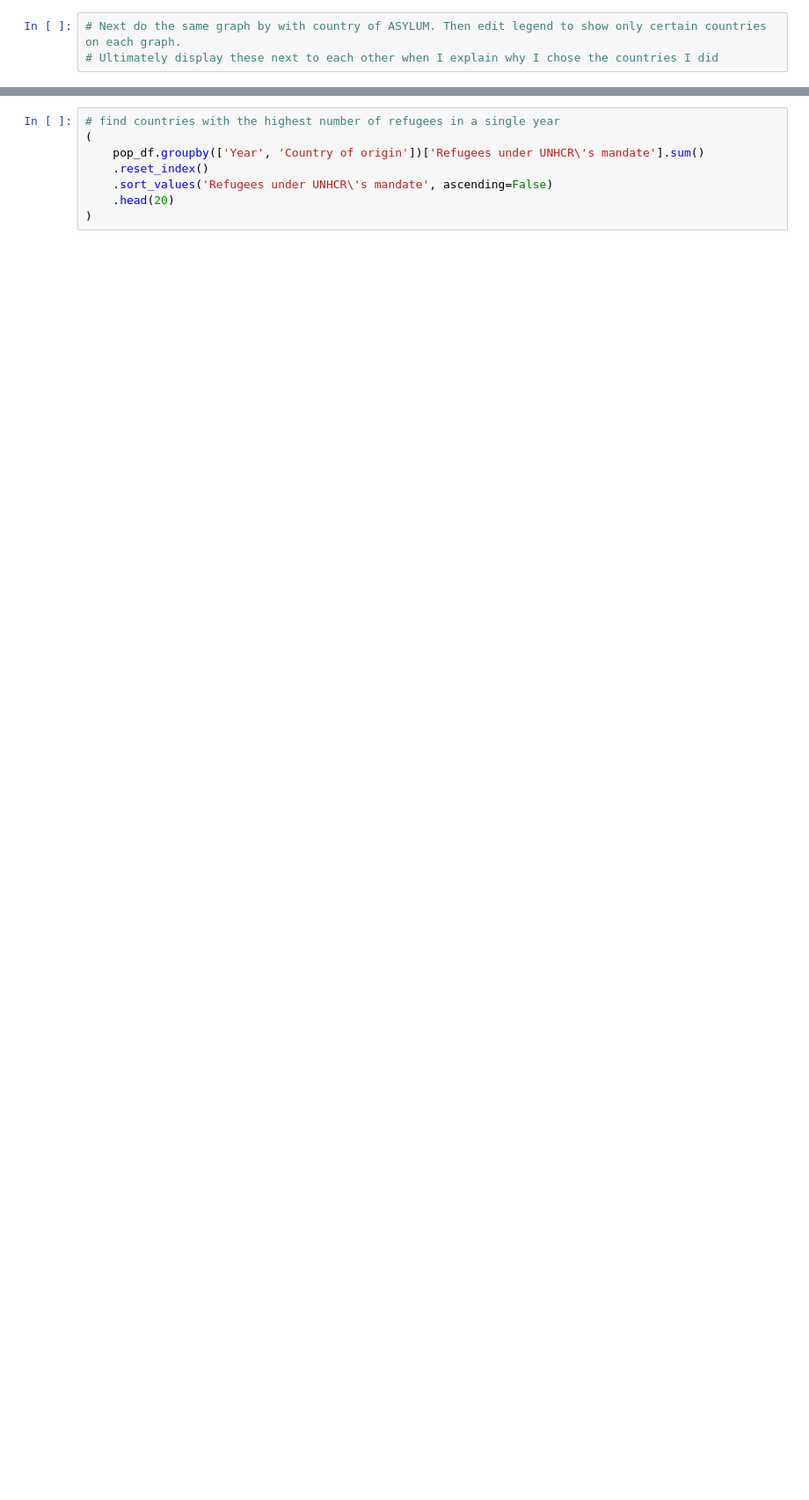
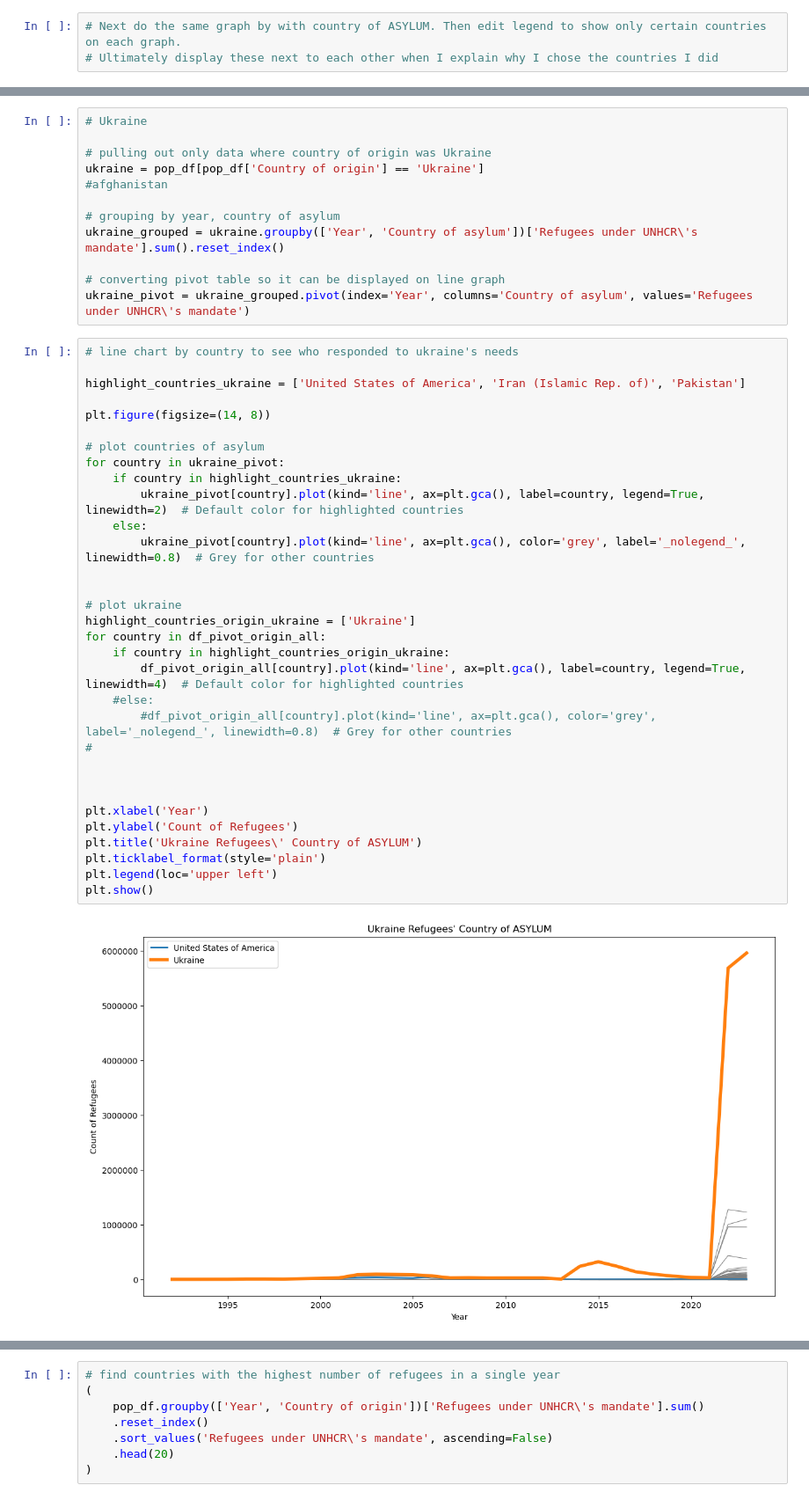
Before and after one commit to ryanhartman247/capstone_refugees_da12, a Jupyter notebook: notebooks/population_totals.ipynb, the cells around one changed output, grey strips where cells are left out. Shown at 88% size. Drawn from its saved outputs; the diff is of its cells as text; blank space fills up the shorter version.

```diff
--- a/notebooks/population_totals.ipynb
+++ b/notebooks/population_totals.ipynb
@@ -229,0 +314,46 @@ plt.show()
+# %%
+# Ukraine
+
+# pulling out only data where country of origin was Ukraine
+ukraine = pop_df[pop_df['Country of origin'] == 'Ukraine']
+#afghanistan
+
+# grouping by year, country of asylum
+ukraine_grouped = ukraine.groupby(['Year', 'Country of asylum'])['Refugees under UNHCR\'s mandate'].sum().reset_index()
+
+# converting pivot table so it can be displayed on line graph
+ukraine_pivot = ukraine_grouped.pivot(index='Year', columns='Country of asylum', values='Refugees under UNHCR\'s mandate')
+# %%
+# line chart by country to see who responded to ukraine's needs
+
+highlight_countries_ukraine = ['United States of America', 'Iran (Islamic Rep. of)', 'Pakistan']
+
+plt.figure(figsize=(14, 8))
+
+# plot countries of asylum
+for country in ukraine_pivot:
+    if country in highlight_countries_ukraine:
+        ukraine_pivot[country].plot(kind='line', ax=plt.gca(), label=country, legend=True, linewidth=2)  # Default color for highlighted countries
+    else:
+        ukraine_pivot[country].plot(kind='line', ax=plt.gca(), color='grey', label='_nolegend_', linewidth=0.8)  # Grey for other countries
+
+
+# plot ukraine
+highlight_countries_origin_ukraine = ['Ukraine']
+for country in df_pivot_origin_all:
+    if country in highlight_countries_origin_ukraine:
+        df_pivot_origin_all[country].plot(kind='line', ax=plt.gca(), label=country, legend=True, linewidth=4)  # Default color for highlighted countries
+    #else:
+        #df_pivot_origin_all[country].plot(kind='line', ax=plt.gca(), color='grey', label='_nolegend_', linewidth=0.8)  # Grey for other countries
+#
+
+
+
+plt.xlabel('Year')
+plt.ylabel('Count of Refugees')
+plt.title('Ukraine Refugees\' Country of ASYLUM')
+plt.ticklabel_format(style='plain')
+plt.legend(loc='upper left')
+plt.show()
+# %% [output]
+[figure, added]
```
Also changed, not shown: parts of 11 cells of this notebook, 2 other files.
